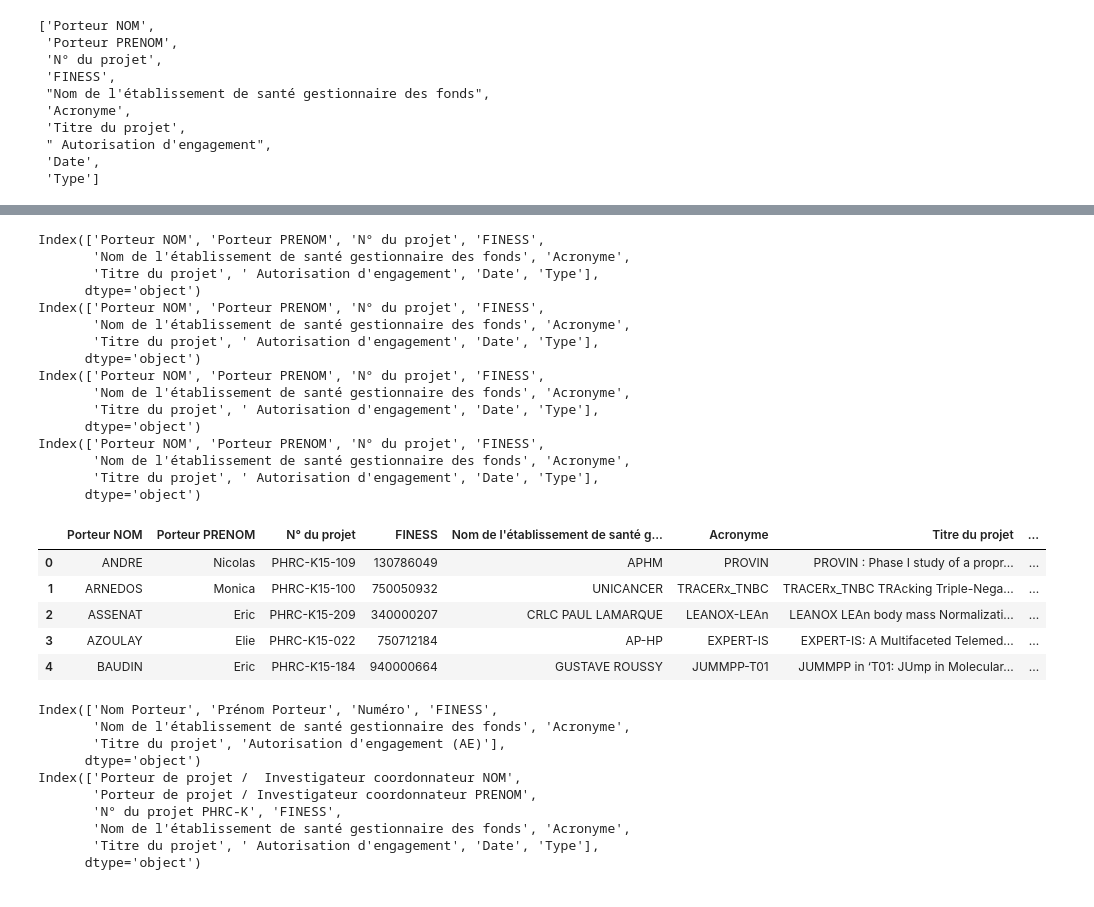
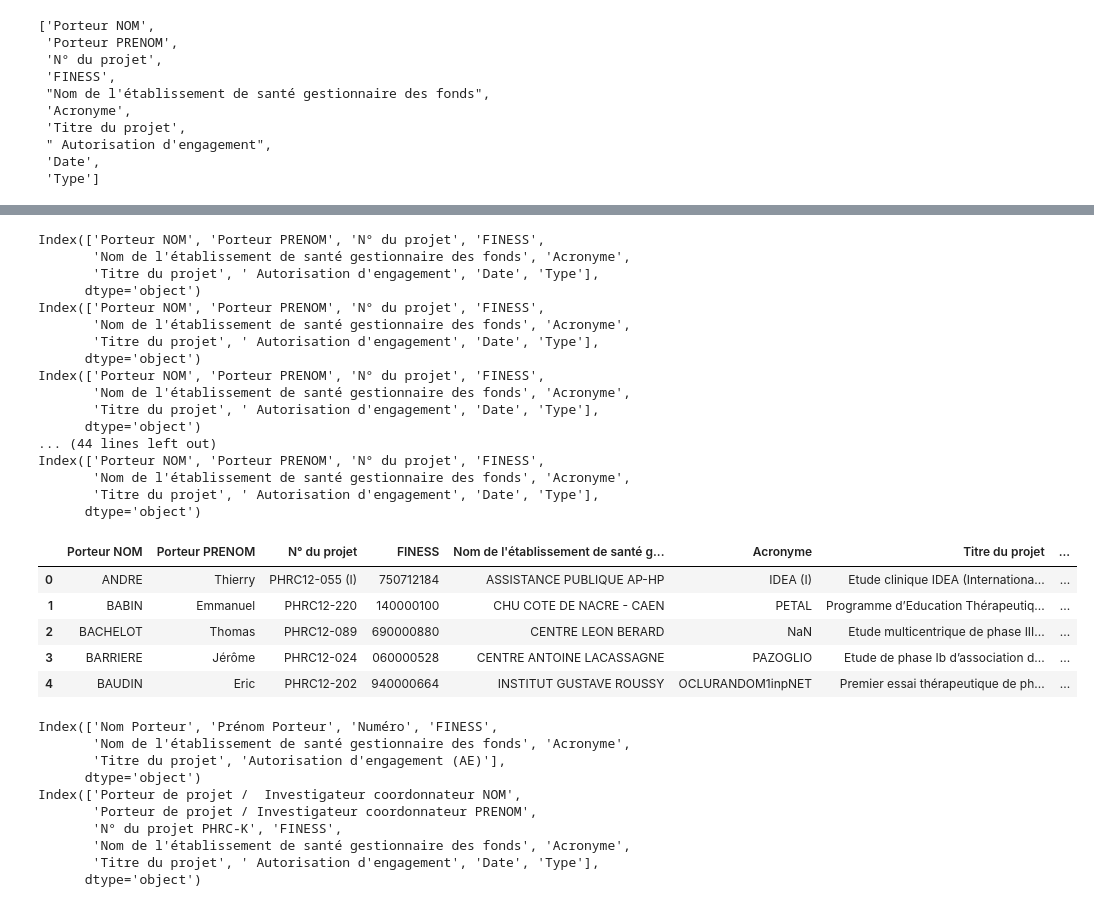
Before and after one commit to ritaeli/Master_repo, a Jupyter notebook: Application_pratique.ipynb, the cells around one changed output, grey strips where cells are left out. Drawn from its saved outputs; the diff is of its cells as text; code cells hidden in the pictures.

```diff
--- a/Application_pratique.ipynb
+++ b/Application_pratique.ipynb
@@ -341,6 +461,72 @@ df2["Type"] = "K"   # Type du fichier
 df2.columns = column
 print(df2.columns)
 df2.to_excel('/content/' + path2,index=False)
+#--------------------------------------------------------------------------------------
+df6['Date'] = 2015 # Date a ajouter
+df6["Type"] = "I"   # Type du fichier
+df6.columns = column
+print(df6.columns)
+df6.to_excel('/content/' + path6,index=False)
+#--------------------------------------------------------------------------------------
+df7['Date'] = 2015 # Date a ajouter
+df7["Type"] = "N"   # Type du fichier
+df7.columns = column
+print(df7.columns)
+df7.to_excel('/content/' + path7,index=False)
+#--------------------------------------------------------------------------------------
+df8['Date'] = 2014 # Date a ajouter
+df8["Type"] = "I"   # Type du fichier
+df8.columns = column
+print(df8.columns)
+df8.to_excel('/content/' + path8,index=False)
+#--------------------------------------------------------------------------------------
+df9['Date'] = 2014 # Date a ajouter
+df9["Type"] = "K"   # Type du fichier
+df9.columns = column
+print(df9.columns)
+df9.to_excel('/content/' + path9,index=False)
+#--------------------------------------------------------------------------------------
+df10['Date'] = 2014 # Date a ajouter
+df10["Type"] = "N"   # Type du fichier
+df10.columns = column
+print(df10.columns)
+df10.to_excel('/content/' + path10,index=False)
+#--------------------------------------------------------------------------------------
+df11['Date'] = 2013 # Date a ajouter
+df11["Type"] = "N"   # Type du fichier
+df11.columns = column
+print(df11.columns)
+df11.to_excel('/content/' + path11,index=False)
+#--------------------------------------------------------------------------------------
+df12['Date'] = 2013 # Date a ajouter
+df12["Type"] = "K"   # Type du fichier
+df12.columns = column
+print(df12.columns)
+df11.to_excel('/content/' + path12,index=False)
+#--------------------------------------------------------------------------------------
+df13['Date'] = 2013 # Date a ajouter
+df13["Type"] = "I"   # Type du fichier
+df13.columns = column
+print(df13.columns)
+df13.to_excel('/content/' + path13,index=False)
+#--------------------------------------------------------------------------------------
+df14['Date'] = 2012 # Date a ajouter
+df14["Type"] = "I"   # Type du fichier
+df14.columns = column
+print(df14.columns)
+df14.to_excel('/content/' + path14,index=False)
+#--------------------------------------------------------------------------------------
+df15['Date'] = 2012 # Date a ajouter
+df15["Type"] = "K"   # Type du fichier
+df15.columns = column
+print(df15.columns)
+df15.to_excel('/content/' + path15,index=False)
+#--------------------------------------------------------------------------------------
+df16['Date'] = 2012 # Date a ajouter
+df16["Type"] = "N"   # Type du fichier
+df16.columns = column
+print(df16.columns)
+df16.to_excel('/content/' + path16,index=False)
 # %% [output]
 Index(['Porteur NOM', 'Porteur PRENOM', 'N° du projet', 'FINESS',
        'Nom de l'établissement de santé gestionnaire des fonds', 'Acronyme',
@@ -354,19 +540,20 @@ Index(['Porteur NOM', 'Porteur PRENOM', 'N° du projet', 'FINESS',
        'Nom de l'établissement de santé gestionnaire des fonds', 'Acronyme',
        'Titre du projet', ' Autorisation d'engagement', 'Date', 'Type'],
       dtype='object')
+... (44 lines left out)
 Index(['Porteur NOM', 'Porteur PRENOM', 'N° du projet', 'FINESS',
        'Nom de l'établissement de santé gestionnaire des fonds', 'Acronyme',
        'Titre du projet', ' Autorisation d'engagement', 'Date', 'Type'],
       dtype='object')
 # %%
-df2.head()
+df15.head()
 # %% [output]
 |  | Porteur NOM | Porteur PRENOM | N° du projet | FINESS | Nom de l'établissement de santé g... | Acronyme | Titre du projet | ... |
-| 0 | ANDRE | Nicolas | PHRC-K15-109 | 130786049 | APHM | PROVIN | PROVIN : Phase I study of a propr... | ... |
-| 1 | ARNEDOS | Monica | PHRC-K15-100 | 750050932 | UNICANCER | TRACERx_TNBC | TRACERx_TNBC TRAcking Triple-Nega... | ... |
-| 2 | ASSENAT | Eric | PHRC-K15-209 | 340000207 | CRLC PAUL LAMARQUE | LEANOX-LEAn | LEANOX LEAn body mass Normalizati... | ... |
-| 3 | AZOULAY | Elie | PHRC-K15-022 | 750712184 | AP-HP | EXPERT-IS | EXPERT-IS: A Multifaceted Telemed... | ... |
-| 4 | BAUDIN | Eric | PHRC-K15-184 | 940000664 | GUSTAVE ROUSSY | JUMMPP-T01 | JUMMPP in ‘T01: JUmp in Molecular... | ... |
+| 0 | ANDRE | Thierry | PHRC12-055 (I) | 750712184 | ASSISTANCE PUBLIQUE AP-HP | IDEA (I) | Etude clinique IDEA (Internationa... | ... |
+| 1 | BABIN | Emmanuel | PHRC12-220 | 140000100 | CHU COTE DE NACRE - CAEN | PETAL | Programme d’Education Thérapeutiq... | ... |
+| 2 | BACHELOT | Thomas | PHRC12-089 | 690000880 | CENTRE LEON BERARD | NaN | Etude multicentrique de phase III... | ... |
+| 3 | BARRIERE | Jérôme | PHRC12-024 | 060000528 | CENTRE ANTOINE LACASSAGNE | PAZOGLIO | Etude de phase Ib d’association d... | ... |
+| 4 | BAUDIN | Eric | PHRC12-202 | 940000664 | INSTITUT GUSTAVE ROUSSY | OCLURANDOM1inpNET | Premier essai thérapeutique de ph... | ... |
 # %%
 columns = ['Porteur de projet /  Investigateur coordonnateur NOM',
        'Porteur de projet / Investigateur coordonnateur PRENOM',
```
Also changed, not shown: parts of 3 cells of this notebook.
